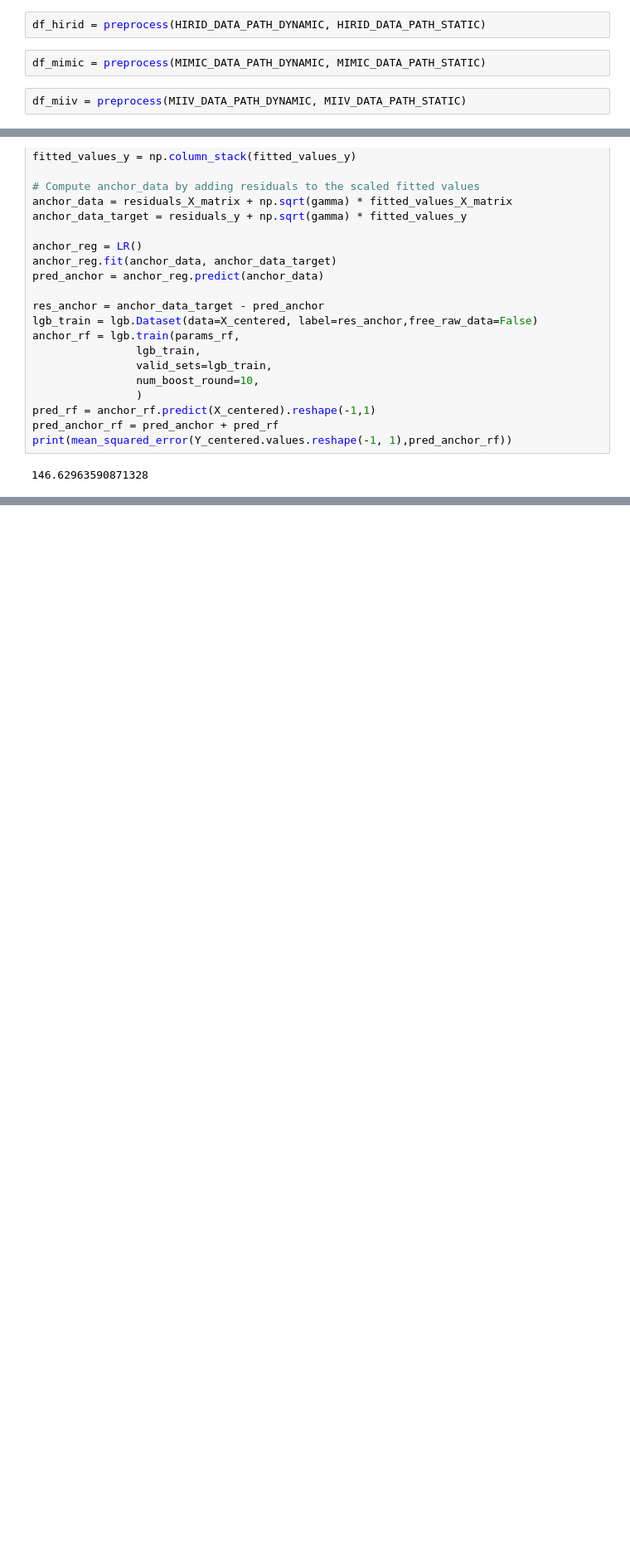
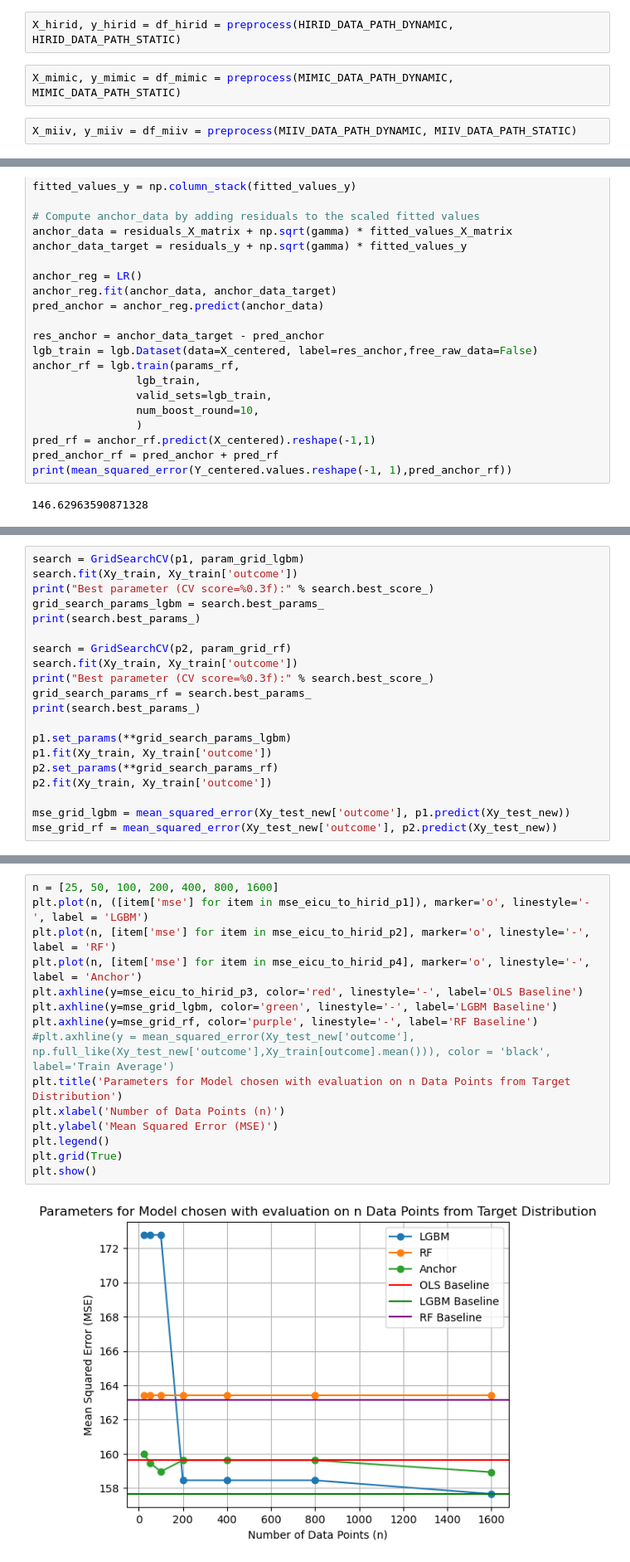
Before and after one commit to lbrilh/masterthesis, a Jupyter notebook: RegressionHRLinearized.ipynb, the cells around one changed output, grey strips where cells are left out. Shown: that part at 83% size. Saved outputs shown, nothing was run; the diff lists cells and outputs as text; blank space fills up the shorter version.

```diff
--- a/RegressionHRLinearized.ipynb
+++ b/RegressionHRLinearized.ipynb
@@ -112,6 +116,6 @@ df_eicu = preprocess(EICU_DATA_PATH_DYNAMIC, EICU_DATA_PATH_STATIC)
 # %%
-df_hirid = preprocess(HIRID_DATA_PATH_DYNAMIC, HIRID_DATA_PATH_STATIC)
+X_hirid, y_hirid = df_hirid = preprocess(HIRID_DATA_PATH_DYNAMIC, HIRID_DATA_PATH_STATIC)
 # %%
-df_mimic = preprocess(MIMIC_DATA_PATH_DYNAMIC, MIMIC_DATA_PATH_STATIC)
+X_mimic, y_mimic = df_mimic = preprocess(MIMIC_DATA_PATH_DYNAMIC, MIMIC_DATA_PATH_STATIC)
 # %%
-df_miiv = preprocess(MIIV_DATA_PATH_DYNAMIC, MIIV_DATA_PATH_STATIC)
+X_miiv, y_miiv = df_miiv = preprocess(MIIV_DATA_PATH_DYNAMIC, MIIV_DATA_PATH_STATIC)
@@ -335,0 +429,20 @@ print(mean_squared_error(Y_centered.values.reshape(-1, 1),pred_anchor_rf))
+# %%
+search = GridSearchCV(p1, param_grid_lgbm)
+search.fit(Xy_train, Xy_train['outcome'])
+print("Best parameter (CV score=%0.3f):" % search.best_score_)
+grid_search_params_lgbm = search.best_params_
+print(search.best_params_)
+
+search = GridSearchCV(p2, param_grid_rf)
+search.fit(Xy_train, Xy_train['outcome'])
+print("Best parameter (CV score=%0.3f):" % search.best_score_)
+grid_search_params_rf = search.best_params_
+print(search.best_params_)
+
+p1.set_params(**grid_search_params_lgbm)
+p1.fit(Xy_train, Xy_train['outcome'])
+p2.set_params(**grid_search_params_rf)
+p2.fit(Xy_train, Xy_train['outcome'])
+
+mse_grid_lgbm = mean_squared_error(Xy_test_new['outcome'], p1.predict(Xy_test_new))
+mse_grid_rf = mean_squared_error(Xy_test_new['outcome'], p2.predict(Xy_test_new))
@@ -335,0 +520,17 @@ print(mean_squared_error(Y_centered.values.reshape(-1, 1),pred_anchor_rf))
+# %%
+n = [25, 50, 100, 200, 400, 800, 1600]
+plt.plot(n, ([item['mse'] for item in mse_eicu_to_hirid_p1]), marker='o', linestyle='-', label = 'LGBM')
+plt.plot(n, [item['mse'] for item in mse_eicu_to_hirid_p2], marker='o', linestyle='-', label = 'RF')
+plt.plot(n, [item['mse'] for item in mse_eicu_to_hirid_p4], marker='o', linestyle='-', label = 'Anchor')
+plt.axhline(y=mse_eicu_to_hirid_p3, color='red', linestyle='-', label='OLS Baseline')
+plt.axhline(y=mse_grid_lgbm, color='green', linestyle='-', label='LGBM Baseline')
+plt.axhline(y=mse_grid_rf, color='purple', linestyle='-', label='RF Baseline')
+#plt.axhline(y = mean_squared_error(Xy_test_new['outcome'], np.full_like(Xy_test_new['outcome'],Xy_train[outcome].mean())), color = 'black', label='Train Average')
+plt.title('Parameters for Model chosen with evaluation on n Data Points from Target Distribution')
+plt.xlabel('Number of Data Points (n)')
+plt.ylabel('Mean Squared Error (MSE)')
+plt.legend()
+plt.grid(True)
+plt.show()
+# %% [output]
+[figure, added]
```
Also changed, not shown: parts of 32 cells of this notebook, 24 other files.
